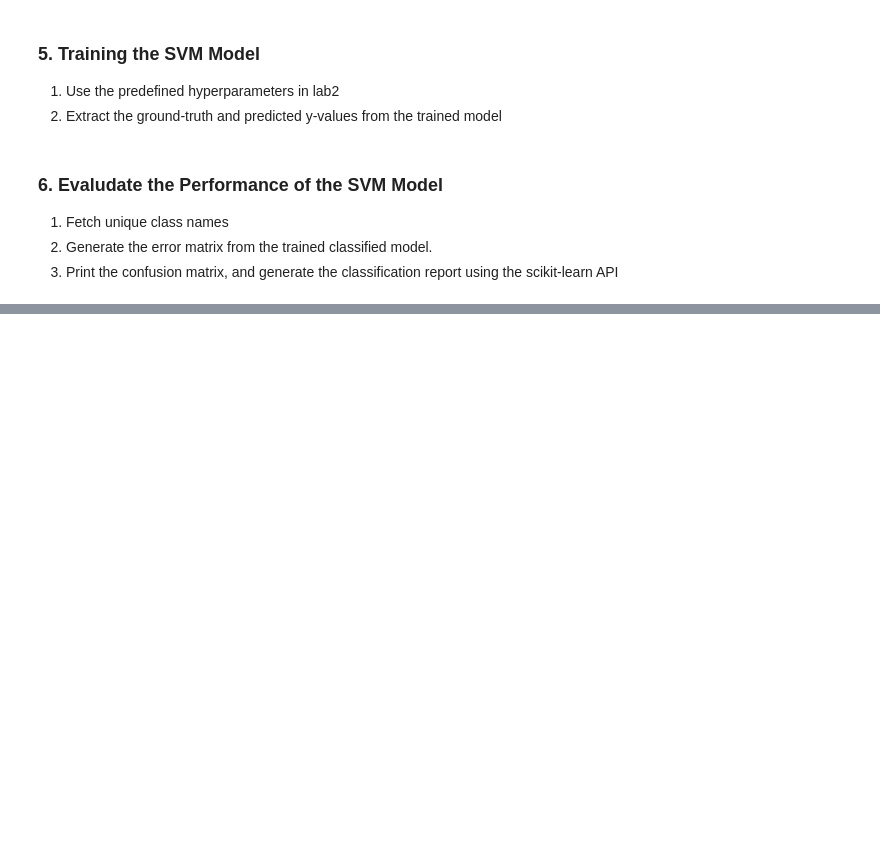
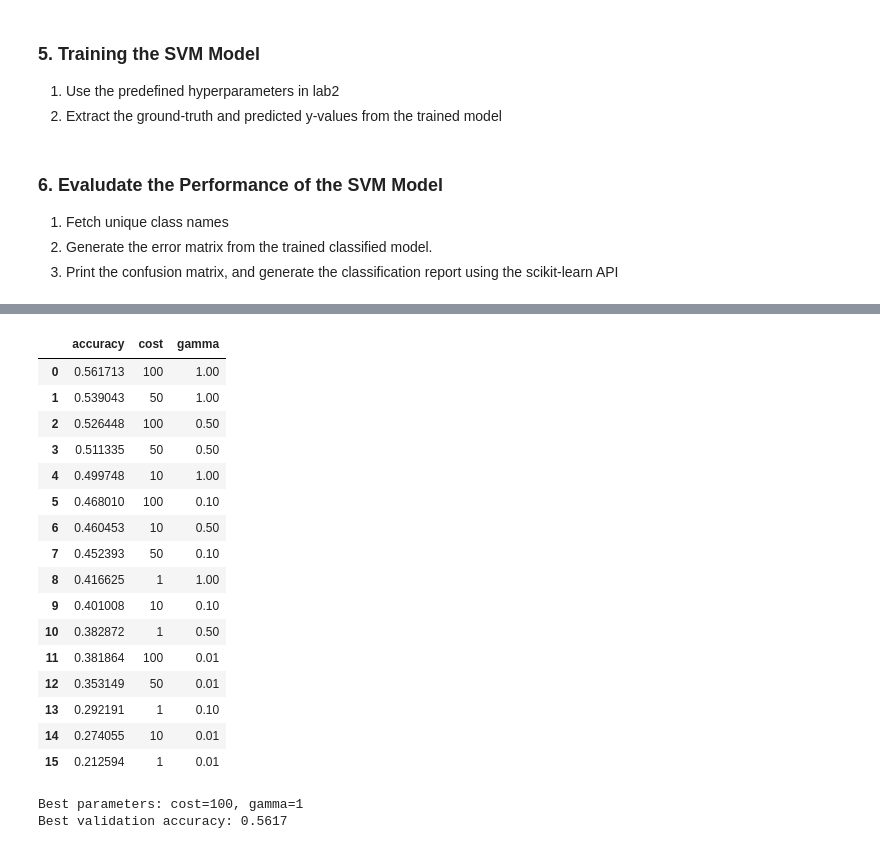
Before and after one commit to dongwook-uoa/SatelliteDataAI-UOA, a Jupyter notebook: Lab-Notebooks/761_Lab2_Ex6_ans_2024.ipynb, the cells around one changed output, grey strips where cells are left out. Drawn from its saved outputs; the diff is of its cells as text; code cells hidden in the pictures; blank space fills up the shorter version.

```diff
--- a/Lab-Notebooks/761_Lab2_Ex6_ans_2024.ipynb
+++ b/Lab-Notebooks/761_Lab2_Ex6_ans_2024.ipynb
@@ -359,0 +343,69 @@ ex6_oa = report["accuracy"]
+# %%
+# Target Label
+class_property = 'Class'
+
+# Define the search space
+cost_list = ee.List([1, 10, 50, 100])
+gamma_list = ee.List([0.01, 0.1, 0.5, 1.0])
+
+def evaluate_cost(cost):
+    def evaluate_gamma(gamma):
+        # Trainer
+        classifier = ee.Classifier.libsvm(
+            kernelType='RBF',
+            cost=cost,
+            gamma=gamma,
+        ).train(
+            features=ex6_train,
+            classProperty=class_property,
+            inputProperties=feature_bands,
+        )
+        # Evaluator
+        accuracy = (
+            ex6_test
+            .classify(classifier)
+            .errorMatrix(class_property, 'classification')
+            .accuracy()
+        )
+        return ee.Feature(None, {
+            'accuracy': accuracy,
+            'cost': cost,
+            'gamma': gamma,
+        })
+
+    return gamma_list.map(evaluate_gamma)
+
+tuning_fc = ee.FeatureCollection(cost_list.map(evaluate_cost).flatten())
+
+# Only this small FeatureCollection (16 rows) is brought client-side
+tuning_rows = tuning_fc.sort('accuracy', False).getInfo()['features']
+tuning_df = pd.DataFrame([f['properties'] for f in tuning_rows])
+display(tuning_df)
+
+best_row = tuning_df.iloc[0]
+best_cost = float(best_row['cost'])
+best_gamma = float(best_row['gamma'])
+best_accuracy = float(best_row['accuracy'])
+
+print(f'\nBest parameters: cost={best_cost:g}, gamma={best_gamma:g}')
+print(f'Best validation accuracy: {best_accuracy:.4f}')
+# %% [output]
+|  | accuracy | cost | gamma |
+| 0 | 0.561713 | 100 | 1.00 |
+| 1 | 0.539043 | 50 | 1.00 |
+| 2 | 0.526448 | 100 | 0.50 |
+| 3 | 0.511335 | 50 | 0.50 |
+| 4 | 0.499748 | 10 | 1.00 |
+| 5 | 0.468010 | 100 | 0.10 |
+| 6 | 0.460453 | 10 | 0.50 |
+| 7 | 0.452393 | 50 | 0.10 |
+| 8 | 0.416625 | 1 | 1.00 |
+| 9 | 0.401008 | 10 | 0.10 |
+| 10 | 0.382872 | 1 | 0.50 |
+| 11 | 0.381864 | 100 | 0.01 |
+| 12 | 0.353149 | 50 | 0.01 |
+| 13 | 0.292191 | 1 | 0.10 |
+| 14 | 0.274055 | 10 | 0.01 |
+| 15 | 0.212594 | 1 | 0.01 |
+Best parameters: cost=100, gamma=1
+Best validation accuracy: 0.5617
```
Also changed, not shown: parts of 11 cells of this notebook, 4 other files.
